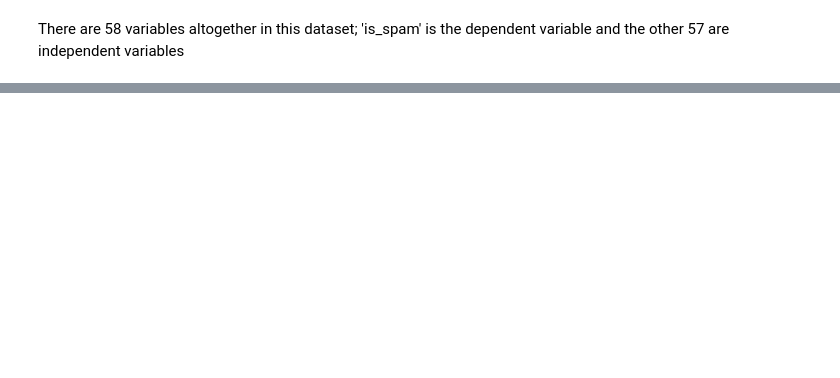
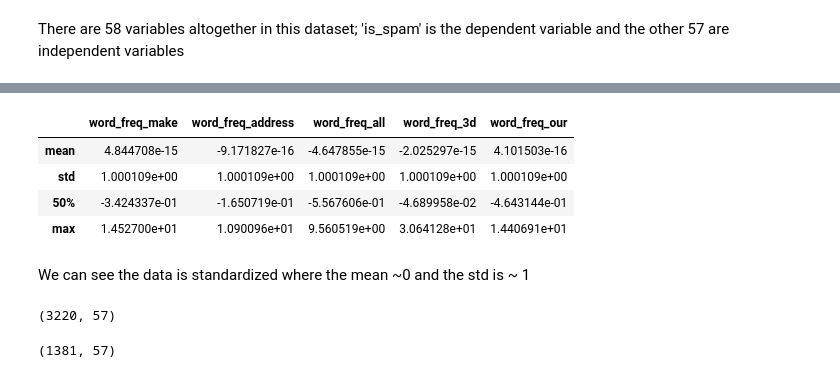
Before and after one commit to anu003/Python-Programs, a Jupyter notebook: Assignment-1.ipynb, the cells around one changed output, grey strips where cells are left out. Cells and saved outputs as stored; diff of their text form; code cells hidden in the pictures; blank space fills up the shorter version.

```diff
--- a/Assignment-1.ipynb
+++ b/Assignment-1.ipynb
@@ -203,0 +166,30 @@ names.replace(' ','').split(':\n')
+# %%
+from sklearn.preprocessing import StandardScaler
+
+scaler = StandardScaler().fit(X)
+X_scaled = scaler.transform(X)
+
+X_scaled_train, X_scaled_test, y_scaled_train, y_scaled_test = train_test_split(X_scaled, y,\
+                                                                                test_size=0.3,\
+                                                                                random_state=10)
+# %%
+#after preprocessing
+pd.DataFrame(X_scaled, columns = predictor_cols).ix[:,:5].describe().ix[[1,2,5,7]]
+# %% [output]
+|  | word_freq_make | word_freq_address | word_freq_all | word_freq_3d | word_freq_our |
+| mean | 4.844708e-15 | -9.171827e-16 | -4.647855e-15 | -2.025297e-15 | 4.101503e-16 |
+| std | 1.000109e+00 | 1.000109e+00 | 1.000109e+00 | 1.000109e+00 | 1.000109e+00 |
+| 50% | -3.424337e-01 | -1.650719e-01 | -5.567606e-01 | -4.689958e-02 | -4.643144e-01 |
+| max | 1.452700e+01 | 1.090096e+01 | 9.560519e+00 | 3.064128e+01 | 1.440691e+01 |
+# %% [markdown]
+We can see the data is standardized where the mean ~0 and the std is ~ 1
+# %%
+# size of training set
+X_scaled_train.shape
+# %% [output]
+(3220, 57)
+# %%
+# size of test set
+X_scaled_test.shape
+# %% [output]
+(1381, 57)
```
Also changed, not shown: parts of 34 cells of this notebook.
